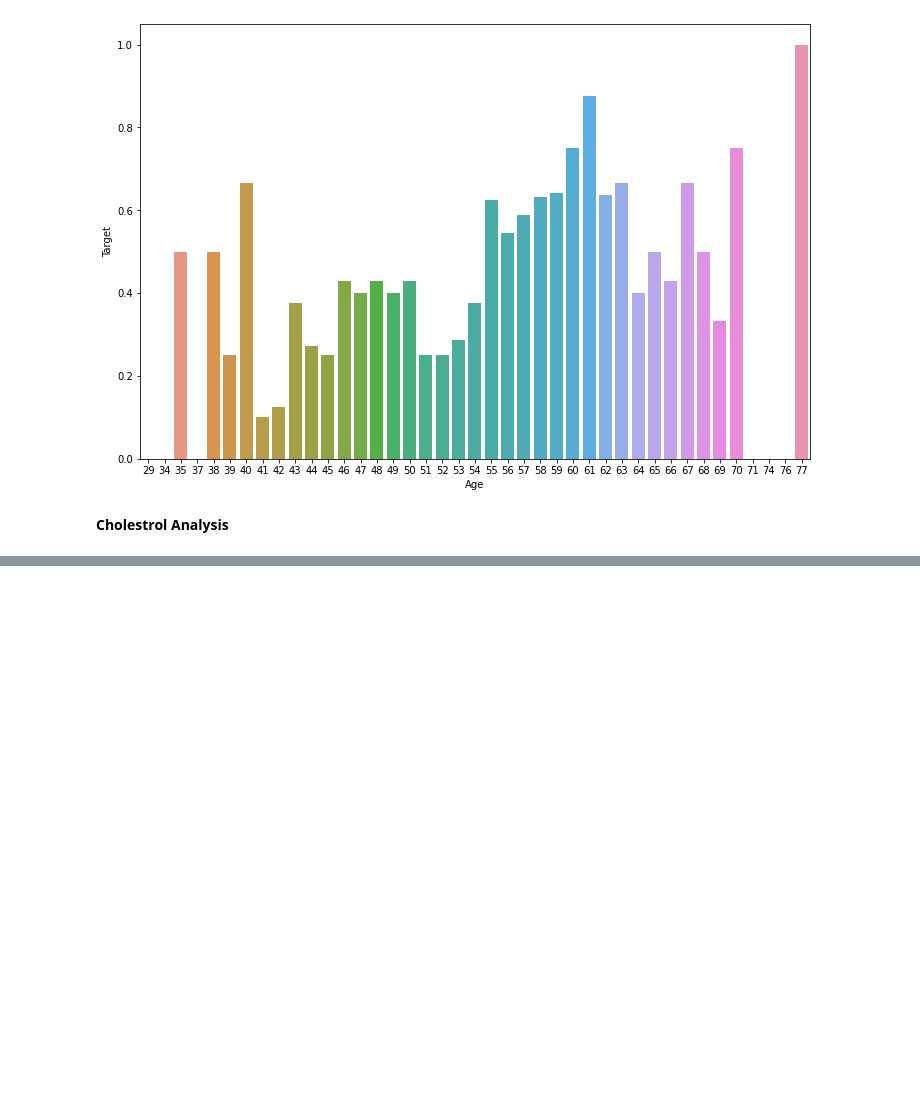
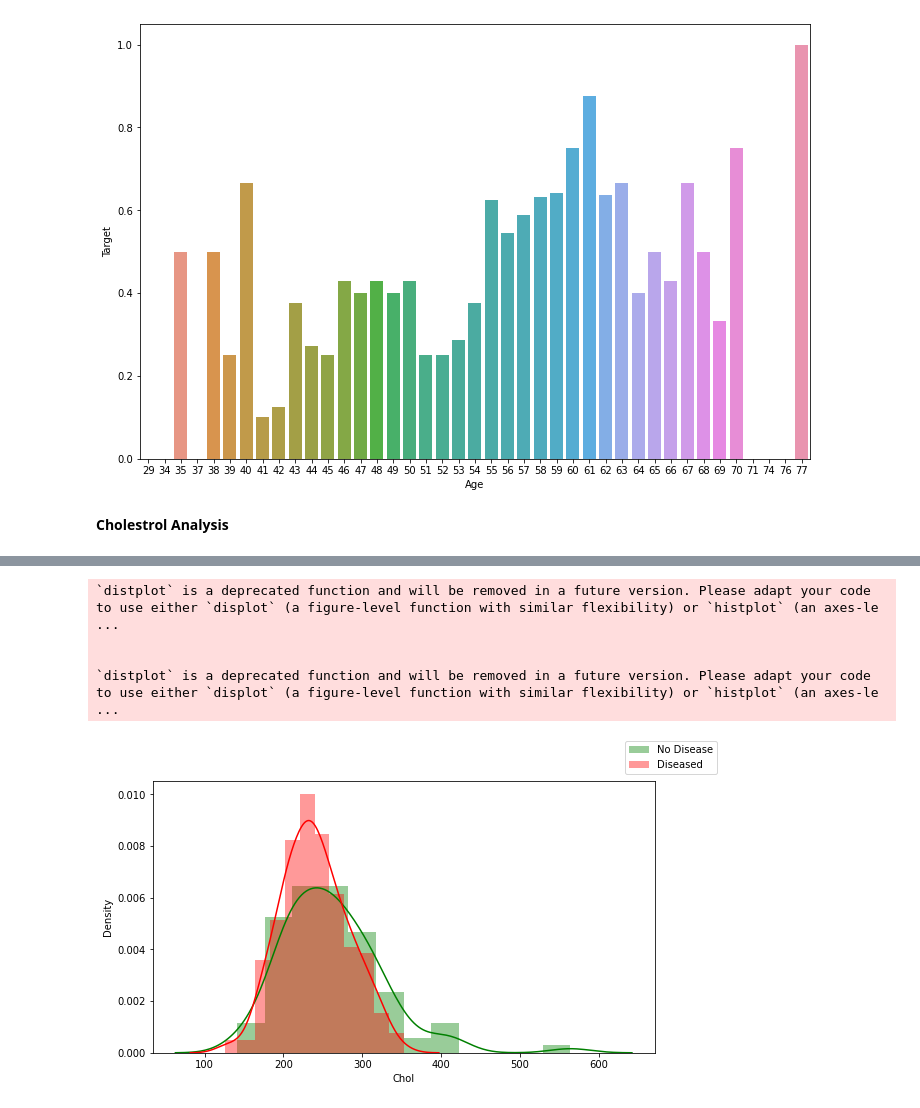
Before and after one commit to ankush-vem/Heart-Attack-Prediction, a Jupyter notebook: Code/heart.ipynb, the cells around one changed output, grey strips where cells are left out. Saved outputs shown, nothing was run; the diff lists cells and outputs as text; code cells hidden in the pictures; blank space fills up the shorter version.

Commit message:
Chol - New plots

```diff
--- a/Code/heart.ipynb
+++ b/Code/heart.ipynb
@@ -164 +164,13 @@ ax.legend()
 [figure]
+# %%
+ax, figure = plt.subplots(figsize = [9,5])
+sns.distplot(df[df['Gender'] == "Female"].Chol, label="No Disease", color="g");
+sns.distplot(df[df['Gender'] == "Male"].Chol, label="Diseased", color="r");
+ax.legend()
+plt.show()
+# %% [output]
+`distplot` is a deprecated function and will be removed in a future version. Please adapt your code to use either `displot` (a figure-level function with similar flexibility) or `histplot` (an axes-le ...
+
+
+`distplot` is a deprecated function and will be removed in a future version. Please adapt your code to use either `displot` (a figure-level function with similar flexibility) or `histplot` (an axes-le ...
+[figure, added]
```
Also changed, not shown: parts of 3 cells of this notebook.
